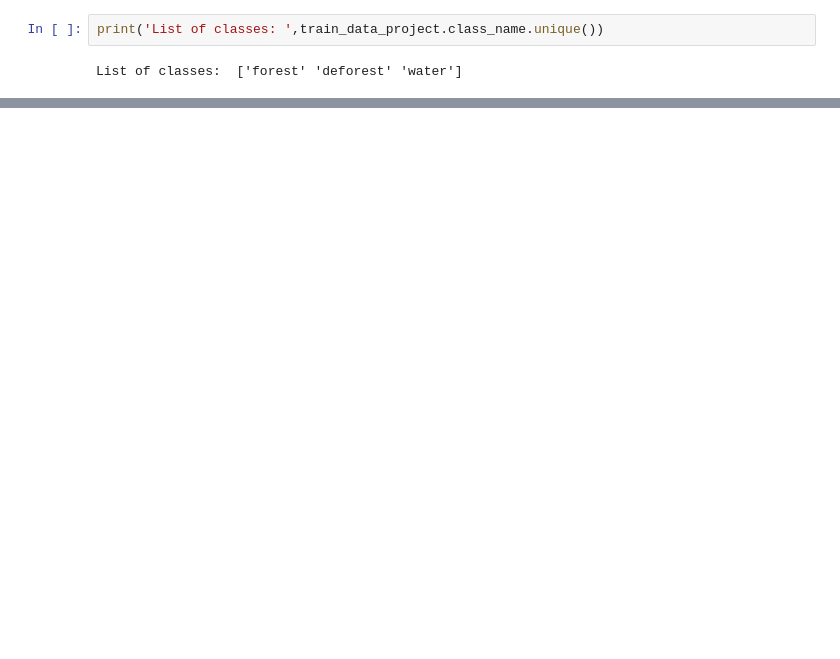
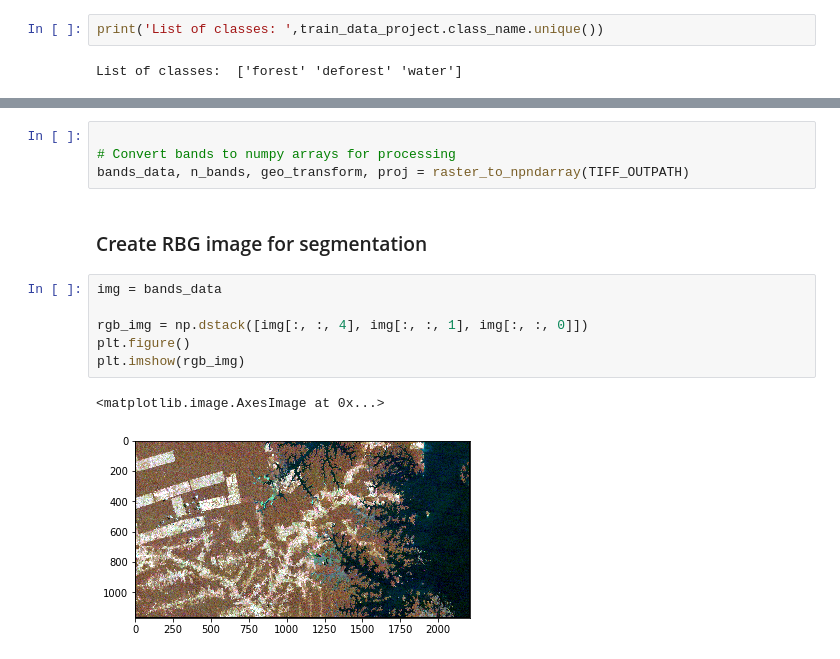
Before and after one commit to IslamAlam/RemoteSensing, a Jupyter notebook: multi_spectral_image_classification.ipynb, the cells around one changed output, grey strips where cells are left out. Cells and saved outputs as stored; diff of their text form; blank space fills up the shorter version.

```diff
--- a/multi_spectral_image_classification.ipynb
+++ b/multi_spectral_image_classification.ipynb
@@ -278,0 +397,15 @@ ep.plot_rgb(tiff_im,
+# %%
+
+# Convert bands to numpy arrays for processing
+bands_data, n_bands, geo_transform, proj = raster_to_npndarray(TIFF_OUTPATH)
+# %% [markdown]
+### Create RBG image for segmentation
+# %%
+img = bands_data
+
+rgb_img = np.dstack([img[:, :, 4], img[:, :, 1], img[:, :, 0]])
+plt.figure()
+plt.imshow(rgb_img)
+# %% [output]
+<matplotlib.image.AxesImage at 0x...>
+[figure, added]
```
Also changed, not shown: parts of 51 cells of this notebook.
